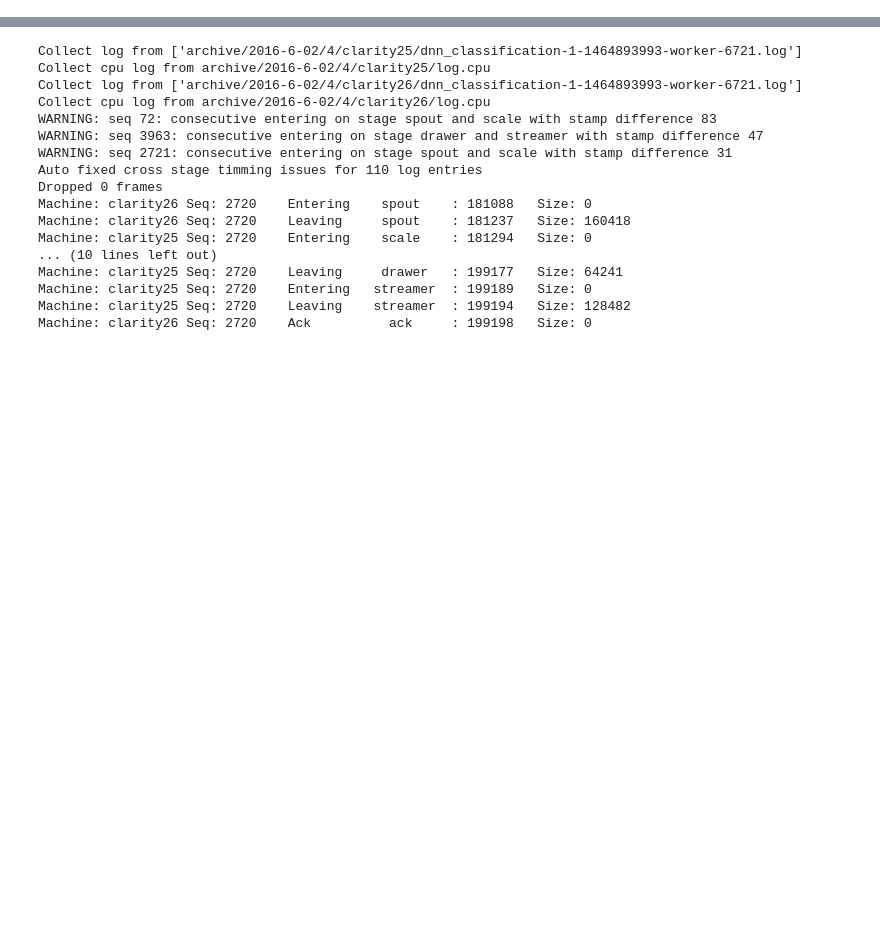
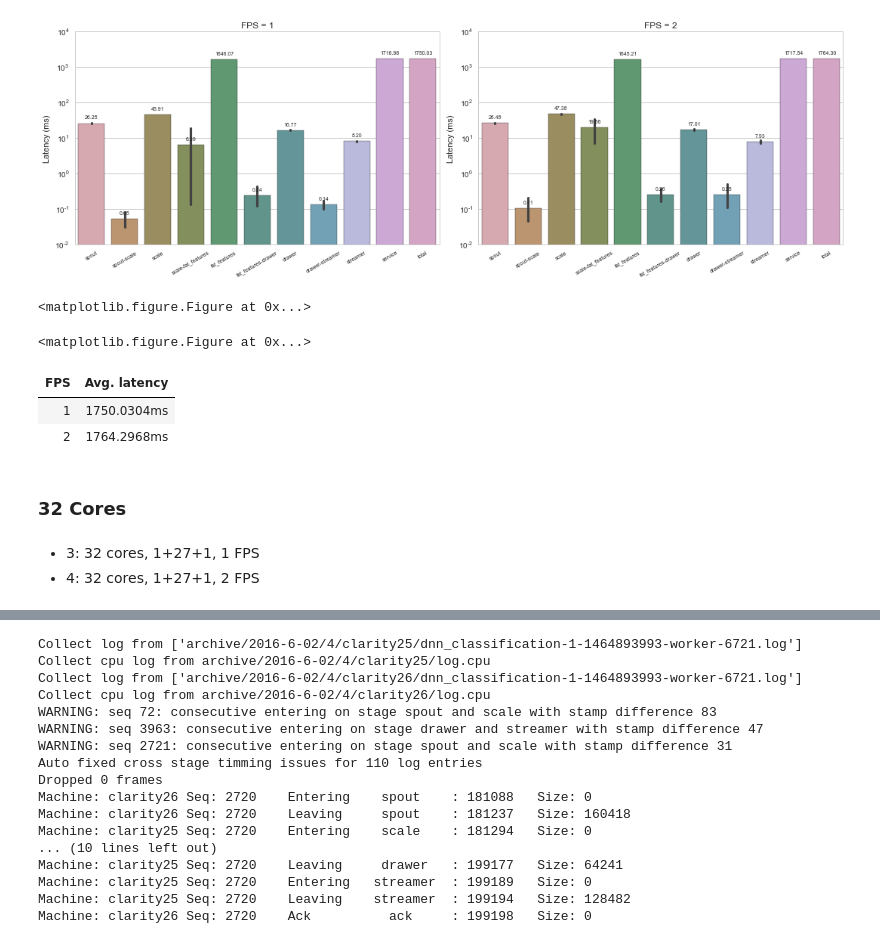
Before and after one commit to Aetf/remotelog, a Jupyter notebook: Exp-Res.ipynb, the cells around one changed output, grey strips where cells are left out. Drawn from its saved outputs; the diff is of its cells as text; code cells hidden in the pictures; blank space fills up the shorter version.

```diff
--- a/Exp-Res.ipynb
+++ b/Exp-Res.ipynb
@@ -147,0 +134,27 @@ Conclusion: no, there are frames using scale on clarity__25__ but sent to fat_fe
+# %%
+%%capture
+core16 = ana.cross_res('2016-6-07/1', '2016-6-07/2')
+# %%
+fig, axs = plt.subplots(ncols=2, figsize=(15,5))
+for idx in [0, 1]:
+    p = core16.exps[idx].latency(ax=axs[idx])
+    p.set_title('FPS = {}'.format(core16.exps[idx].params['fps']))
+# %% [output]
+[figure, added]
+<matplotlib.figure.Figure at 0x...>
+<matplotlib.figure.Figure at 0x...>
+# %%
+%%asmarkdown
+print("""| FPS | Avg. latency |
+|:---:|:------------:|""")
+for exp in core16.exps:
+    print('|{}|{:.4f}ms|'.format(exp.params['fps'], exp.avg_latency()))
+# %% [output]
+| FPS | Avg. latency |
+| 1 | 1750.0304ms |
+| 2 | 1764.2968ms |
+# %% [markdown]
+### 32 Cores
+# %% [markdown]
+- 3: 32 cores, 1+27+1, 1 FPS
+- 4: 32 cores, 1+27+1, 2 FPS
```
Also changed, not shown: parts of 63 cells of this notebook, 2 other files.
